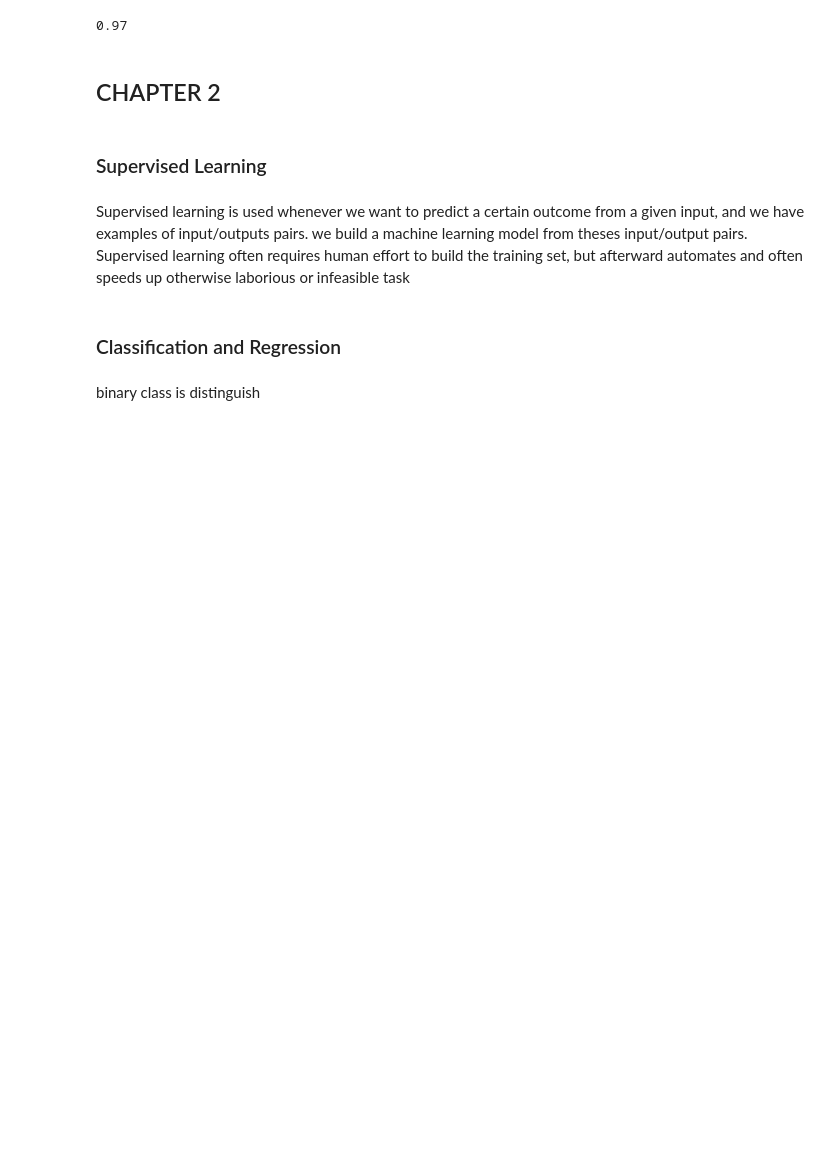
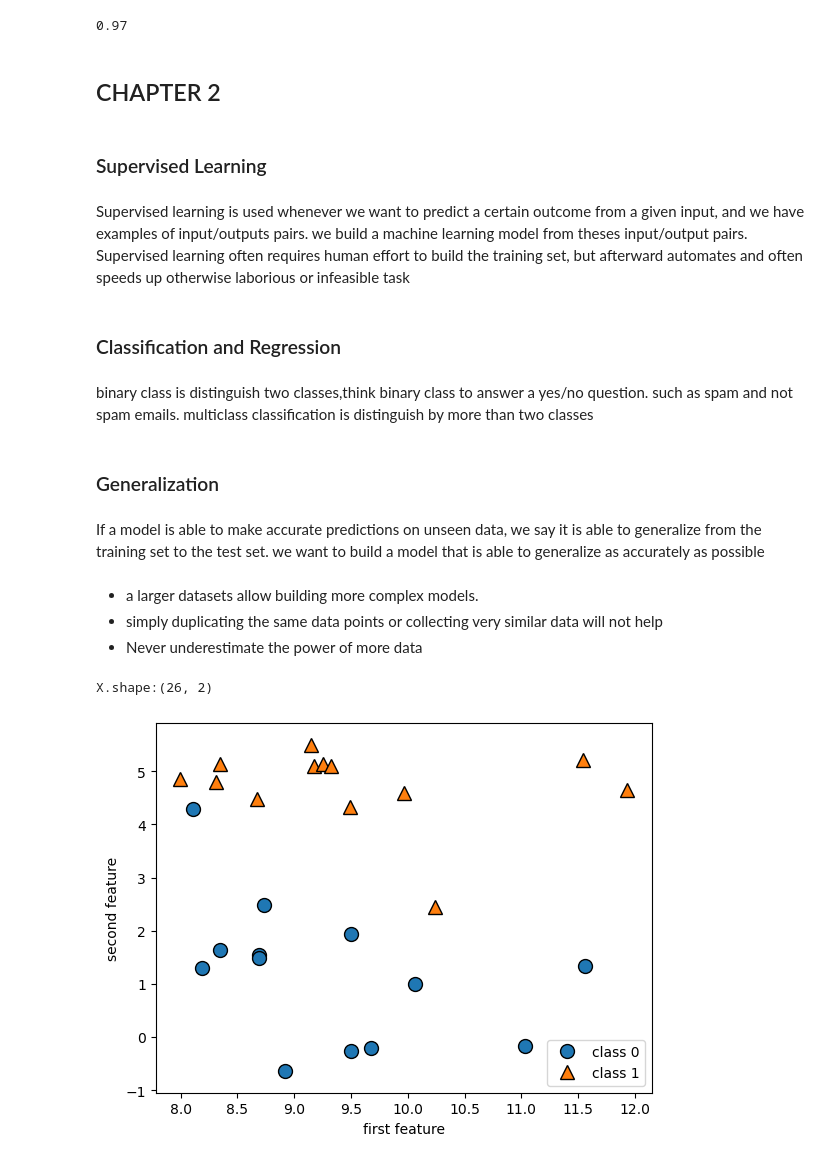
Before and after one commit to khaldon/Machine-learning-playground, a Jupyter notebook: Introduction to machine learning book .ipynb, the cells around one changed output. Drawn from its saved outputs; the diff is of its cells as text; code cells hidden in the pictures; blank space fills up the shorter version.

```diff
--- a/Introduction to machine learning book .ipynb
+++ b/Introduction to machine learning book .ipynb
@@ -91,4 +94,22 @@ we build a machine learning model from theses input/output pairs. Supervised lea
 # %% [markdown]
 ### Classification and Regression
 # %% [markdown]
-binary class is distinguish
+binary class is distinguish two classes,think binary class to answer a yes/no question. such as spam and not spam emails. multiclass classification is distinguish by more than two classes
+# %% [markdown]
+### Generalization
+# %% [markdown]
+If a model is able to make accurate predictions on unseen data, we say it is able to generalize from the training set to the test set. we want to build a model that is able to generalize as accurately as possible
+# %% [markdown]
+ * a larger datasets allow building more complex models.
+ * simply duplicating the same data points or collecting very similar data will not help
+ * Never underestimate the power of more data
+# %%
+X, y = mglearn.datasets.make_forge()
+mglearn.discrete_scatter(X[:, 0], X[:, 1], y)
+plt.legend(["class 0", "class 1"], loc=4)
+plt.xlabel("first feature")
+plt.ylabel("second feature")
+print("X.shape:{}".format(X.shape))
+# %% [output]
+X.shape:(26, 2)
+[figure, added]
```
Also changed, not shown: parts of 40 cells of this notebook.
